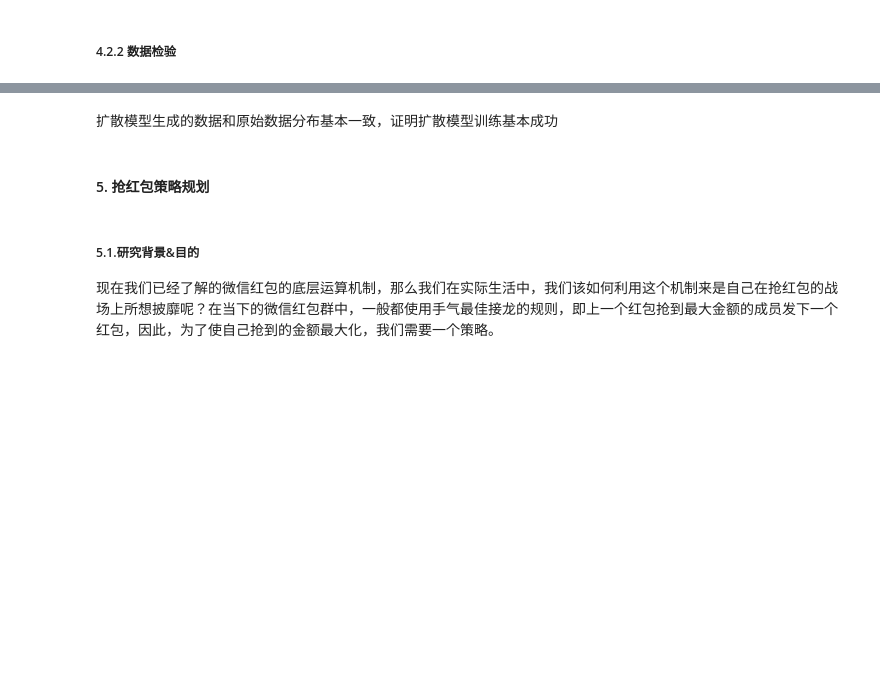
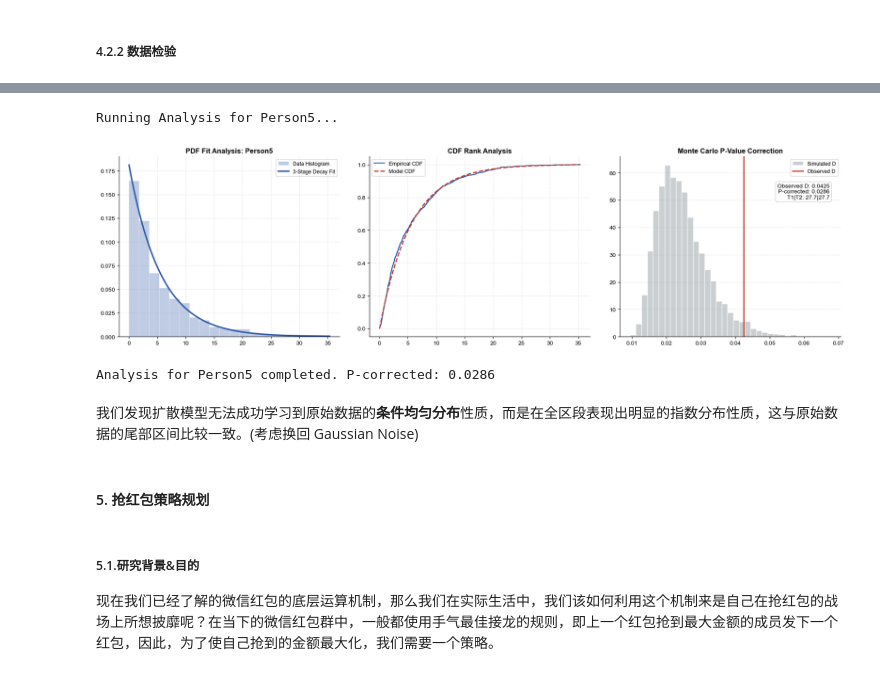
Before and after one commit to WjNaG2/SI140-RedEnvelope, a Jupyter notebook: pro3-1.ipynb, the cells around one changed output, grey strips where cells are left out. Cells and saved outputs as stored; diff of their text form; code cells hidden in the pictures; blank space fills up the shorter version.

```diff
--- a/pro3-1.ipynb
+++ b/pro3-1.ipynb
@@ -2010,5 +2113,12 @@ Person1  0           0.0        0.4      0
+# %%
+# 分析第五个人
+analyze_person_distribution(5)
+# %% [output]
+Running Analysis for Person5...
+[figure, added]
+Analysis for Person5 completed. P-corrected: 0.0286
 # %% [markdown]
-扩散模型生成的数据和原始数据分布基本一致，证明扩散模型训练基本成功
+我们发现扩散模型无法成功学习到原始数据的**条件均匀分布**性质，而是在全区段表现出明显的指数分布性质，这与原始数据的尾部区间比较一致。(考虑换回 Gaussian Noise)
 # %% [markdown]
 #### 5. 抢红包策略规划
 # %% [markdown]
```
Also changed, not shown: parts of 31 cells of this notebook.
